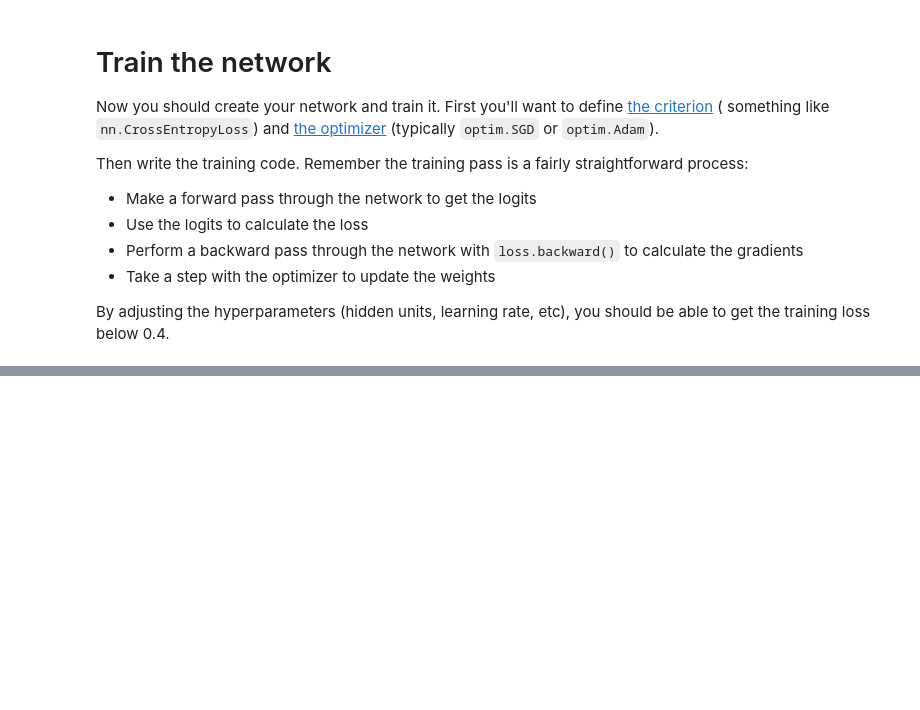
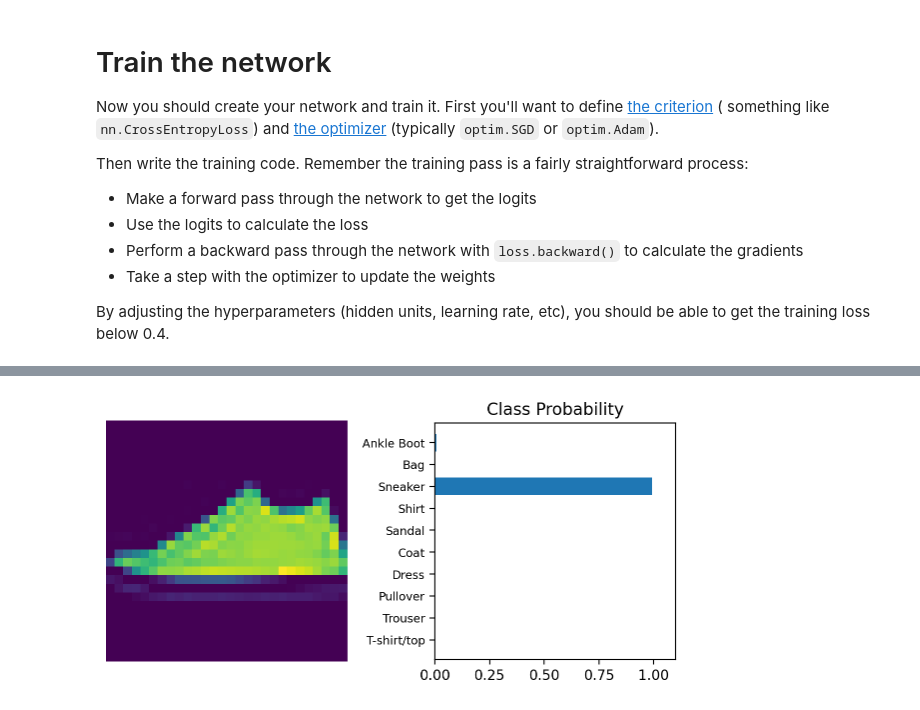
Before and after one commit to Peetzie/dtu_mlops, a Jupyter notebook: s1_development_environment/exercise_files/4_Fashion_MNIST.ipynb, the cells around one changed output, grey strips where cells are left out. Saved outputs shown, nothing was run; the diff lists cells and outputs as text; code cells hidden in the pictures; blank space fills up the shorter version.

```diff
--- a/s1_development_environment/exercise_files/4_Fashion_MNIST.ipynb
+++ b/s1_development_environment/exercise_files/4_Fashion_MNIST.ipynb
@@ -154,19 +170,23 @@ Epoch: 1/30 Training Loss: 0.514 Test Loss: 0.479 Test Accuracy: 82.25%
 # %%
 %matplotlib inline
 %config InlineBackend.figure_format = 'retina'
 
 import helper
 
 # Test out your network!
 
 dataiter = iter(testloader)
 images, labels = next(dataiter)
 img = images[0]
 # Convert 2D image to 1D vector
 img = img.resize_(1, 784)
 
 # TODO: Calculate the class probabilities (softmax) for img
-
+with torch.no_grad():
+    log_ps = model(img)
+    ps = torch.exp(log_ps)
 
 # Plot the image and probabilities
 helper.view_classify(img.resize_(1, 28, 28), ps, version='Fashion')
+# %% [output]
+[figure, added]
```
Also changed, not shown: parts of 3 cells of this notebook, 2 other files.
